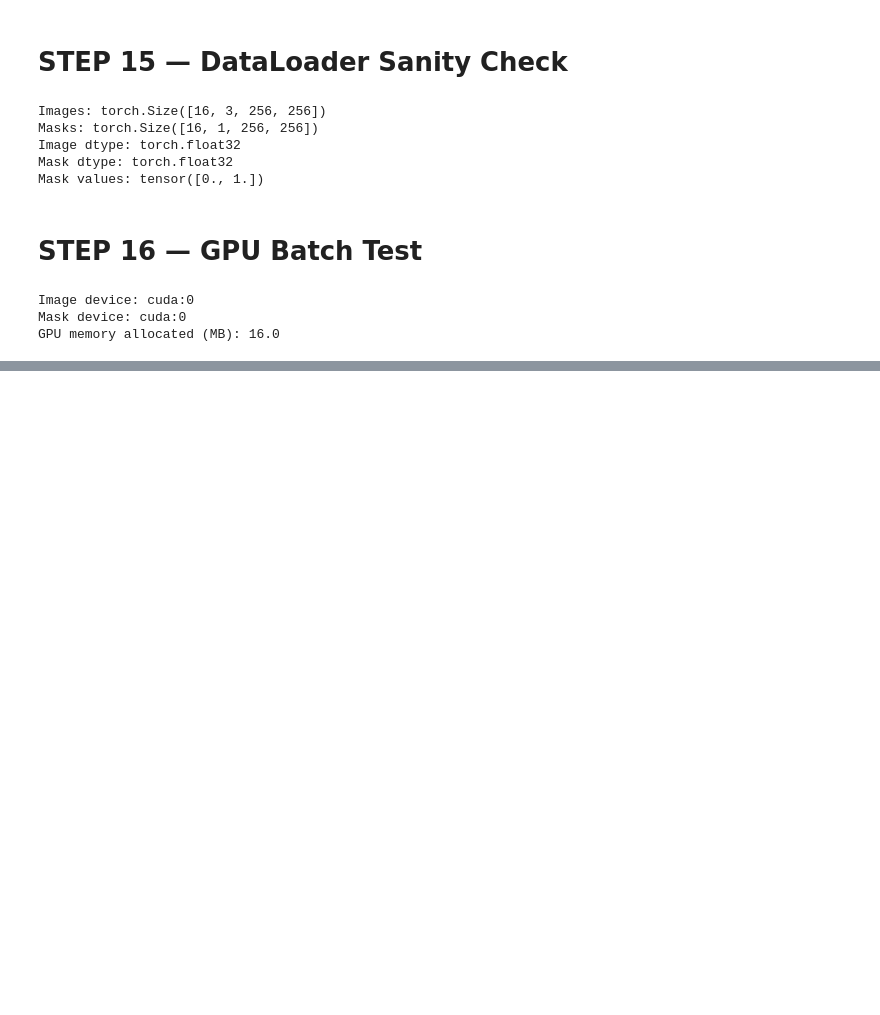
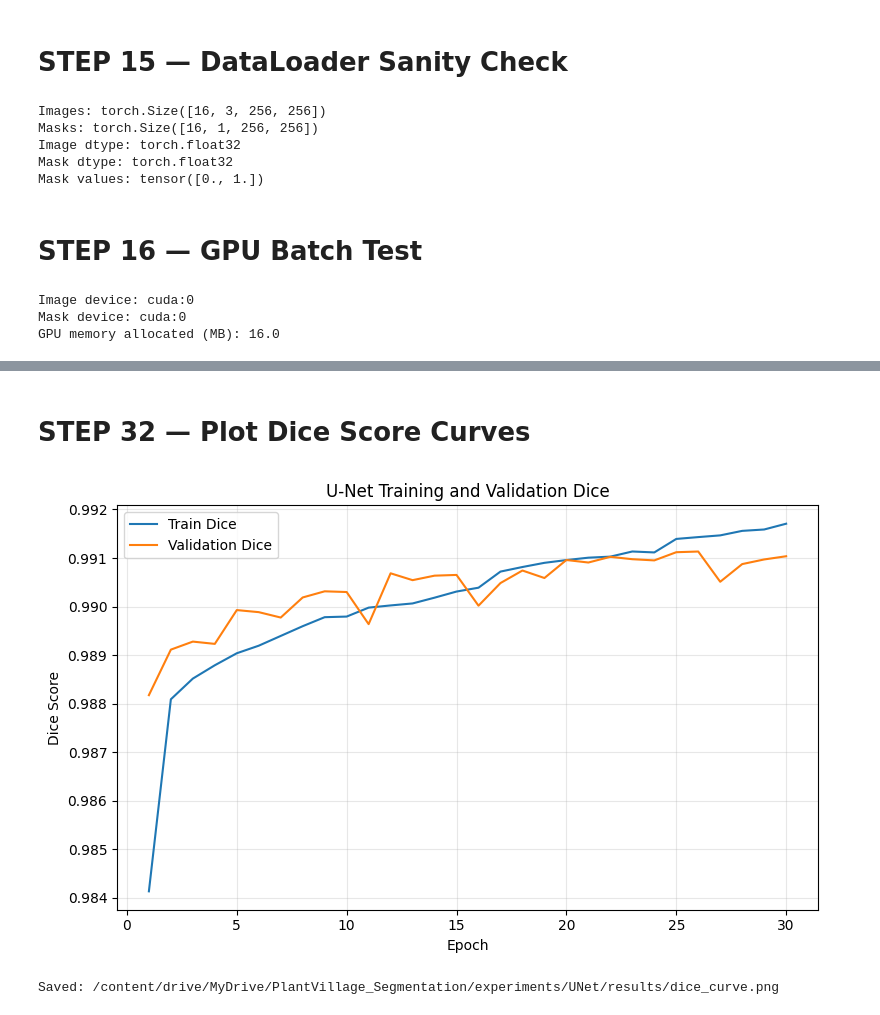
Before and after one commit to SanjanaPushpita/plantvillage-multitask-vision-research, a Jupyter notebook: notebooks/segmentation/02_PlantVillage_UNet_Segmentation.ipynb, the cells around one changed output, grey strips where cells are left out. Cells and saved outputs as stored; diff of their text form; code cells hidden in the pictures; blank space fills up the shorter version.

```diff
--- a/notebooks/segmentation/02_PlantVillage_UNet_Segmentation.ipynb
+++ b/notebooks/segmentation/02_PlantVillage_UNet_Segmentation.ipynb
@@ -811,0 +2365,52 @@ GPU memory allocated (MB): 16.0
+# %% [markdown]
+# STEP 32 — Plot Dice Score Curves
+# %%
+plt.figure(
+    figsize=(8, 5)
+)
+
+plt.plot(
+    history_df["epoch"],
+    history_df["train_dice"],
+    label="Train Dice"
+)
+
+plt.plot(
+    history_df["epoch"],
+    history_df["val_dice"],
+    label="Validation Dice"
+)
+
+plt.xlabel("Epoch")
+plt.ylabel("Dice Score")
+
+plt.title(
+    "U-Net Training and Validation Dice"
+)
+
+plt.legend()
+plt.grid(alpha=0.3)
+
+plt.tight_layout()
+
+
+DICE_CURVE_PATH = (
+    RESULTS_DIR /
+    "dice_curve.png"
+)
+
+plt.savefig(
+    DICE_CURVE_PATH,
+    dpi=300,
+    bbox_inches="tight"
+)
+
+plt.show()
+
+print(
+    "Saved:",
+    DICE_CURVE_PATH
+)
+# %% [output]
+[figure, added]
+Saved: /content/drive/MyDrive/PlantVillage_Segmentation/experiments/UNet/results/dice_curve.png
```
Also changed, not shown: parts of 43 cells of this notebook.
